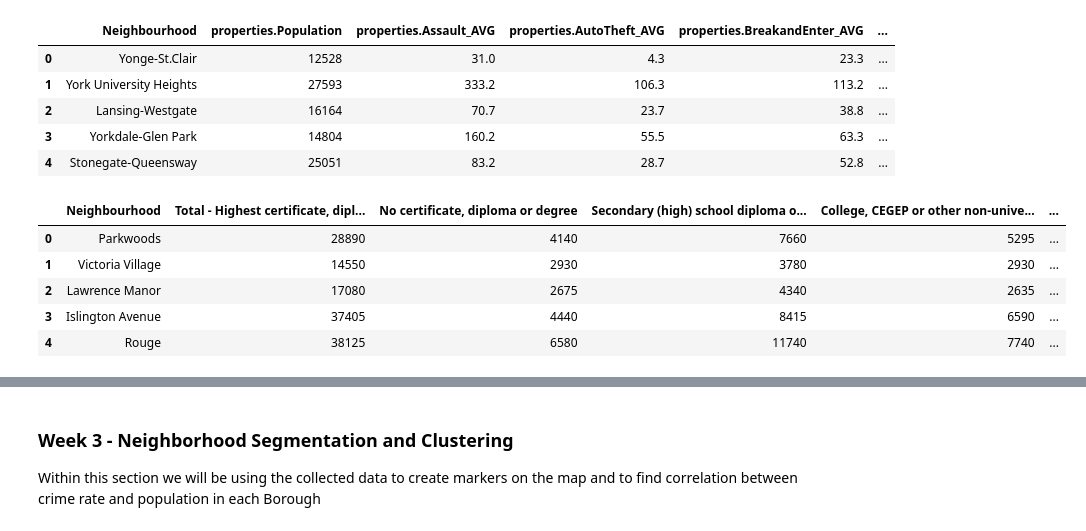
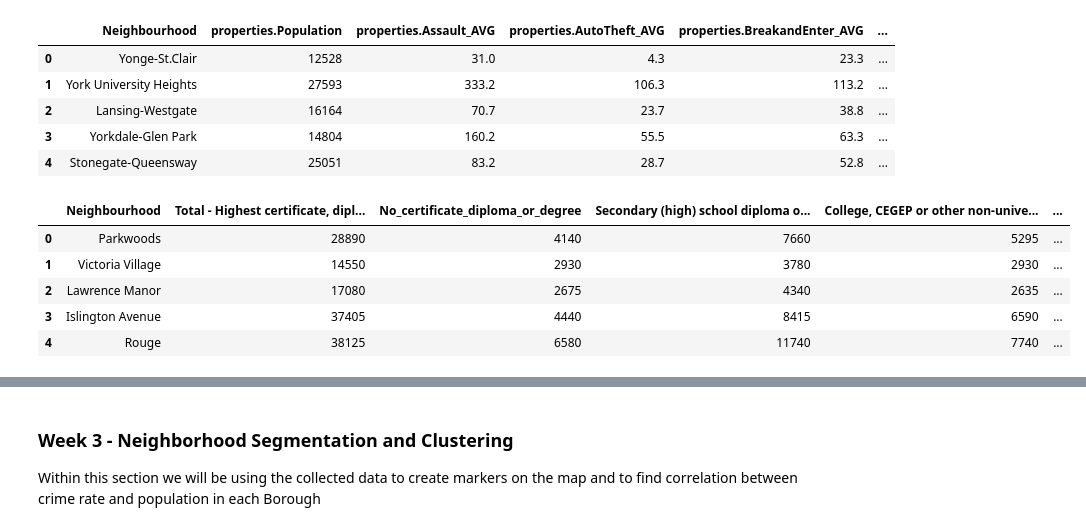
Before and after one commit to yash-patel268/Segmenting-and-Clustering-Neighborhoods-in-Toronto, a Jupyter notebook: Segmenting and Clustering Neighborhoods in Toronto.ipynb, the cells around one changed output, grey strips where cells are left out. Saved outputs shown, nothing was run; the diff lists cells and outputs as text; code cells hidden in the pictures.

```diff
--- a/Segmenting and Clustering Neighborhoods in Toronto.ipynb
+++ b/Segmenting and Clustering Neighborhoods in Toronto.ipynb
@@ -168,10 +168,10 @@ dfCrime.head()
 | 4 | Stonegate-Queensway | 25051 | 83.2 | 28.7 | 52.8 | ... |
 # %%
 dfProfiles = pd.read_csv('population-profiles.csv')
-dfProfiles.drop(dfProfiles.columns[[0,1,2,4,8,9,15,16,18,19,20,21,22,23,24,25,26,27,28,29,30,31,32,33,34,35,36,37,38]], axis=1, inplace=True)
+dfProfiles.drop(dfProfiles.columns[[0,1,2,4,8,9,15,16,18,19,20,21,22,23,24,25,26,27,28,29,30,31,32,33,34,35]], axis=1, inplace=True)
 dfProfiles.head()
 # %% [output]
-|  | Neighbourhood | Total - Highest certificate, dipl... | No certificate, diploma or degree | Secondary (high) school diploma o... | College, CEGEP or other non-unive... | ... |
+|  | Neighbourhood | Total - Highest certificate, dipl... | No_certificate_diploma_or_degree | Secondary (high) school diploma o... | College, CEGEP or other non-unive... | ... |
 | 0 | Parkwoods | 28890 | 4140 | 7660 | 5295 | ... |
 | 1 | Victoria Village | 14550 | 2930 | 3780 | 2930 | ... |
 | 2 | Lawrence Manor | 17080 | 2675 | 4340 | 2635 | ... |
```
Also changed, not shown: parts of 11 cells of this notebook.
